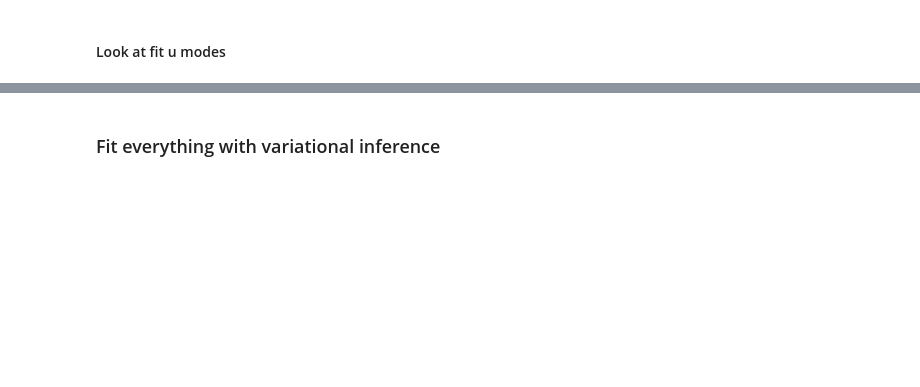
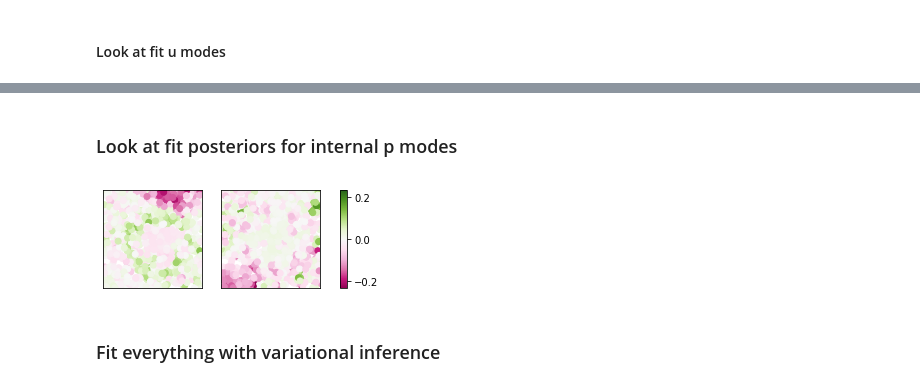
Before and after one commit to wbishopJanelia/janelia_core, a Jupyter notebook: development/develolp_BumpInputWithRecursiveDynamicsScenario.ipynb, the cells around one changed output, grey strips where cells are left out. Saved outputs shown, nothing was run; the diff lists cells and outputs as text; code cells hidden in the pictures; blank space fills up the shorter version.

```diff
--- a/development/develolp_BumpInputWithRecursiveDynamicsScenario.ipynb
+++ b/development/develolp_BumpInputWithRecursiveDynamicsScenario.ipynb
@@ -93,3 +152,10 @@ plot_2d_modes(modes=internal_p_fit, neuron_p=neuron_p_fit)
+# %% [markdown]
+### Look at fit posteriors for internal p modes
+# %%
+p_mn = sp_subject_collections[0].p_dists[1](neuron_pos).cpu().detach().numpy()
+plot_2d_modes(modes=p_mn, neuron_p=neuron_pos)
+# %% [output]
+[figure, added]
 # %% [markdown]
 ### Fit everything with variational inference
 # %%
```
Also changed, not shown: parts of 23 cells of this notebook, 2 other files.
